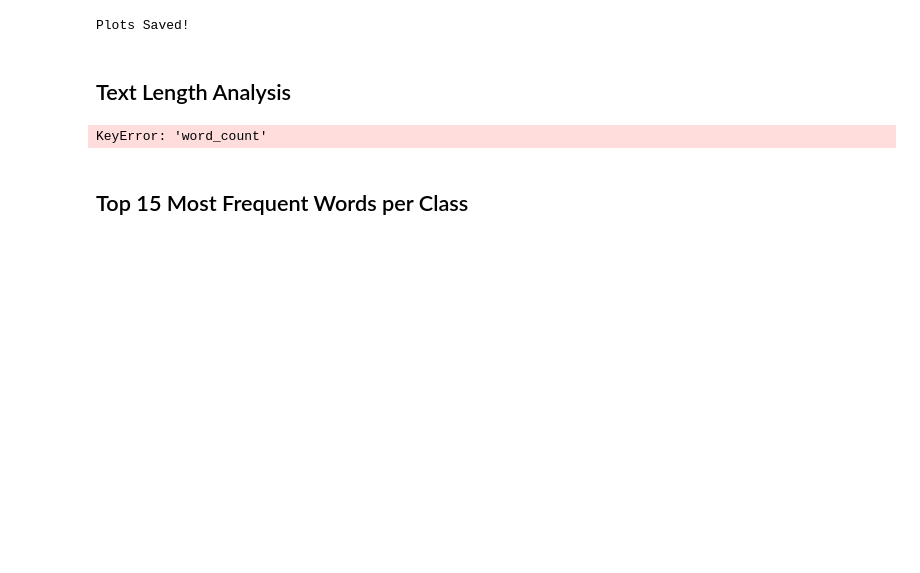
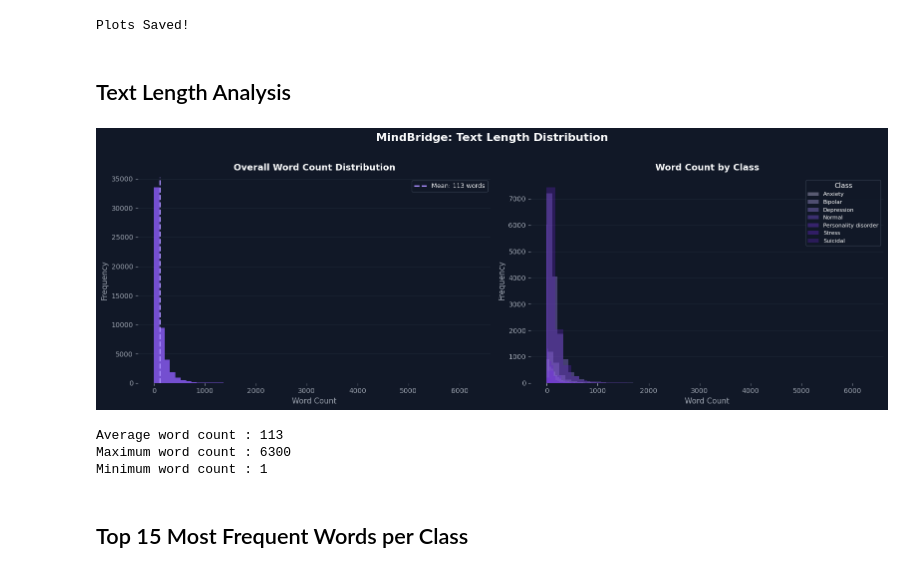
Before and after one commit to Vaibhav2040/MindBridge, a Jupyter notebook: notebooks/01_EDA.ipynb, the cells around one changed output. Cells and saved outputs as stored; diff of their text form; code cells hidden in the pictures; blank space fills up the shorter version.

```diff
--- a/notebooks/01_EDA.ipynb
+++ b/notebooks/01_EDA.ipynb
@@ -275,6 +275,7 @@ Plots Saved!
 ## Text Length Analysis
 # %%
 # Data
+df['word_count'] = df['statement'].astype(str).str.split().str.len()
 classes = sorted(df['status'].unique())
 mean_words = df['word_count'].mean()
 max_words = df['word_count'].max()
@@ -369,34 +370,37 @@ for spine in ax2.spines.values():
     spine.set_visible(False)
 
 ax2.grid(axis='y', linestyle='-', linewidth=0.6, color=GRID, alpha=0.45)
 ax2.set_axisbelow(True)
 
 legend2 = ax2.legend(
     facecolor=BG,
     edgecolor=GRID,
     labelcolor=TEXT_MAIN,
     fontsize=8,
     title='Class'
 )
 legend2.get_title().set_color(TEXT_MAIN)
 
 
 plt.tight_layout()
 
 plt.savefig(
     'results/plots/text_length.png',
     dpi=150,
     bbox_inches='tight',
     facecolor=BG
 )
 
 plt.show()
 
 print(f"Average word count : {mean_words:.0f}")
 print(f"Maximum word count : {max_words}")
 print(f"Minimum word count : {min_words}")
 # %% [output]
+[figure, added]
-KeyError: 'word_count'
+Average word count : 113
+Maximum word count : 6300
+Minimum word count : 1
 # %% [markdown]
 ## Top 15 Most Frequent Words per Class
 # %%
```
Also changed, not shown: parts of 3 cells of this notebook, 1 other file.
